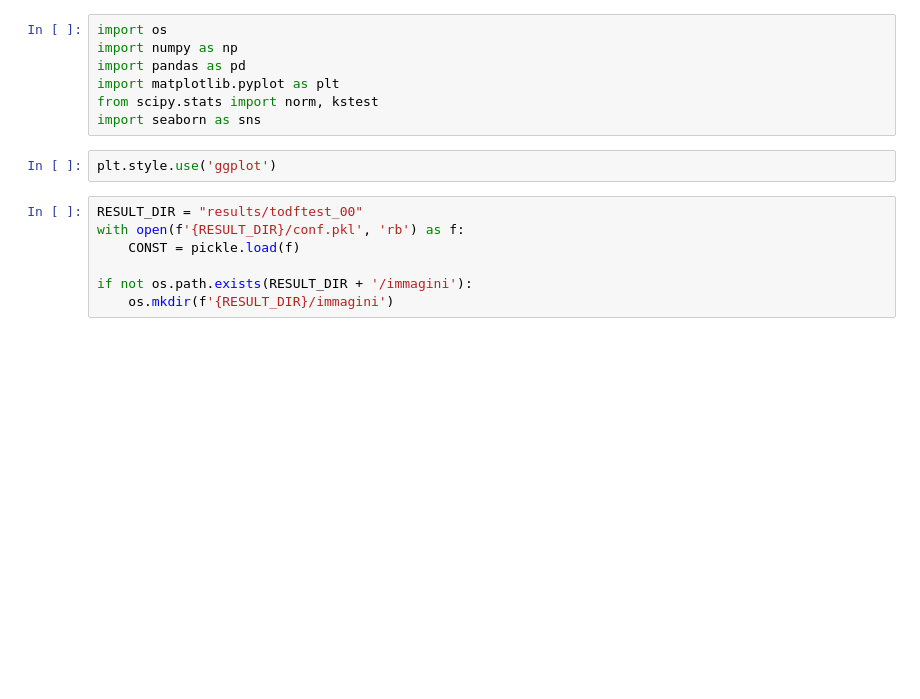
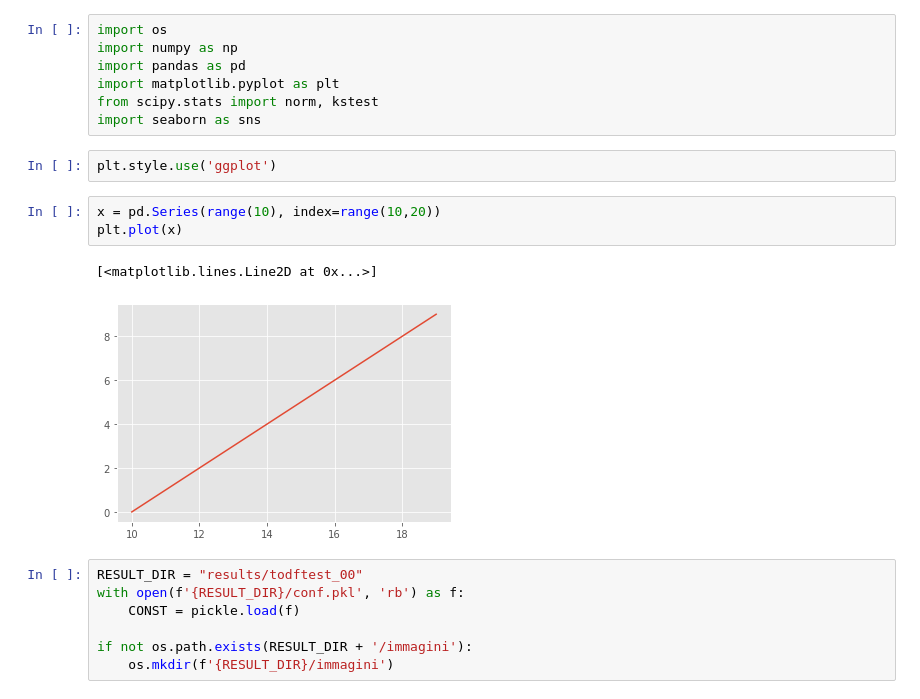
Before and after one commit to ggraziano98/MAS, a Jupyter notebook: analisi dati.ipynb, the cells around one changed output. Cells and saved outputs as stored; diff of their text form; blank space fills up the shorter version.

```diff
--- a/analisi dati.ipynb
+++ b/analisi dati.ipynb
@@ -7,6 +7,12 @@ from scipy.stats import norm, kstest
 import seaborn as sns
 # %%
 plt.style.use('ggplot')
+# %%
+x = pd.Series(range(10), index=range(10,20))
+plt.plot(x)
+# %% [output]
+[<matplotlib.lines.Line2D at 0x...>]
+[figure, added]
 # %%
 RESULT_DIR = "results/todftest_00"
 with open(f'{RESULT_DIR}/conf.pkl', 'rb') as f:
```
Also changed, not shown: 4 other files.
